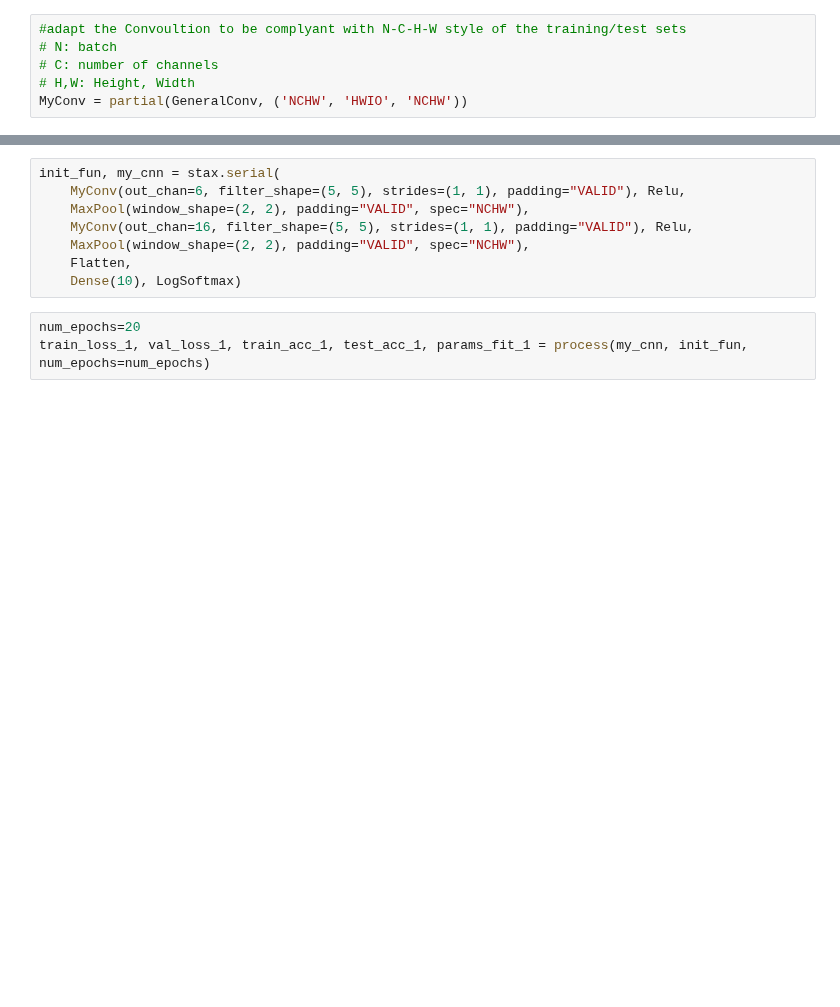
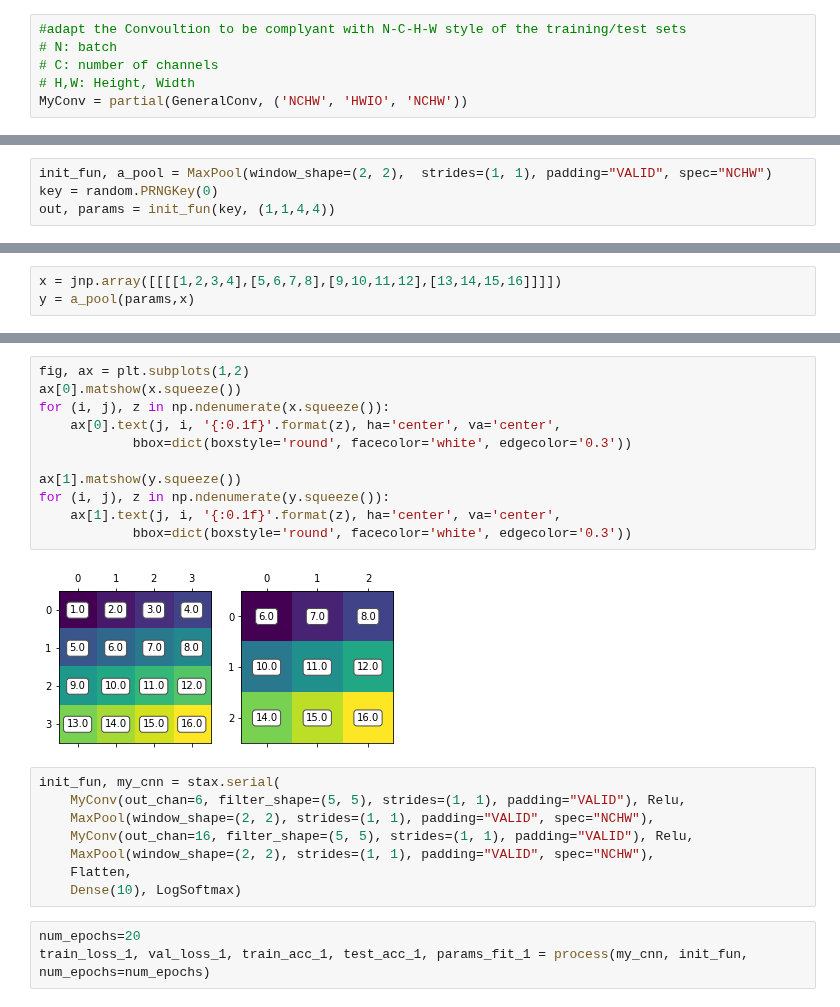
Before and after one commit to jecampagne/ML-toys, a Jupyter notebook: MNIST_whyCNN.ipynb, the cells around one changed output, grey strips where cells are left out. Saved outputs shown, nothing was run; the diff lists cells and outputs as text; blank space fills up the shorter version.

```diff
--- a/MNIST_whyCNN.ipynb
+++ b/MNIST_whyCNN.ipynb
@@ -996,0 +1044,4 @@ MyConv = partial(GeneralConv, ('NCHW', 'HWIO', 'NCHW'))
+# %%
+init_fun, a_pool = MaxPool(window_shape=(2, 2),  strides=(1, 1), padding="VALID", spec="NCHW")
+key = random.PRNGKey(0)
+out, params = init_fun(key, (1,1,4,4))
@@ -996,0 +1052,3 @@ MyConv = partial(GeneralConv, ('NCHW', 'HWIO', 'NCHW'))
+# %%
+x = jnp.array([[[[1,2,3,4],[5,6,7,8],[9,10,11,12],[13,14,15,16]]]])
+y = a_pool(params,x)
@@ -997,9 +1068,22 @@ MyConv = partial(GeneralConv, ('NCHW', 'HWIO', 'NCHW'))
+# %%
+fig, ax = plt.subplots(1,2)
+ax[0].matshow(x.squeeze())
+for (i, j), z in np.ndenumerate(x.squeeze()):
+    ax[0].text(j, i, '{:0.1f}'.format(z), ha='center', va='center',
+            bbox=dict(boxstyle='round', facecolor='white', edgecolor='0.3'))
+
+ax[1].matshow(y.squeeze())
+for (i, j), z in np.ndenumerate(y.squeeze()):
+    ax[1].text(j, i, '{:0.1f}'.format(z), ha='center', va='center',
+            bbox=dict(boxstyle='round', facecolor='white', edgecolor='0.3'))
+# %% [output]
+[figure, added]
 # %%
 init_fun, my_cnn = stax.serial(
     MyConv(out_chan=6, filter_shape=(5, 5), strides=(1, 1), padding="VALID"), Relu,
-    MaxPool(window_shape=(2, 2), padding="VALID", spec="NCHW"),
+    MaxPool(window_shape=(2, 2), strides=(1, 1), padding="VALID", spec="NCHW"),
     MyConv(out_chan=16, filter_shape=(5, 5), strides=(1, 1), padding="VALID"), Relu,
-    MaxPool(window_shape=(2, 2), padding="VALID", spec="NCHW"),
+    MaxPool(window_shape=(2, 2), strides=(1, 1), padding="VALID", spec="NCHW"),
     Flatten,
     Dense(10), LogSoftmax)
 # %%
```
Also changed, not shown: parts of 9 cells of this notebook.
